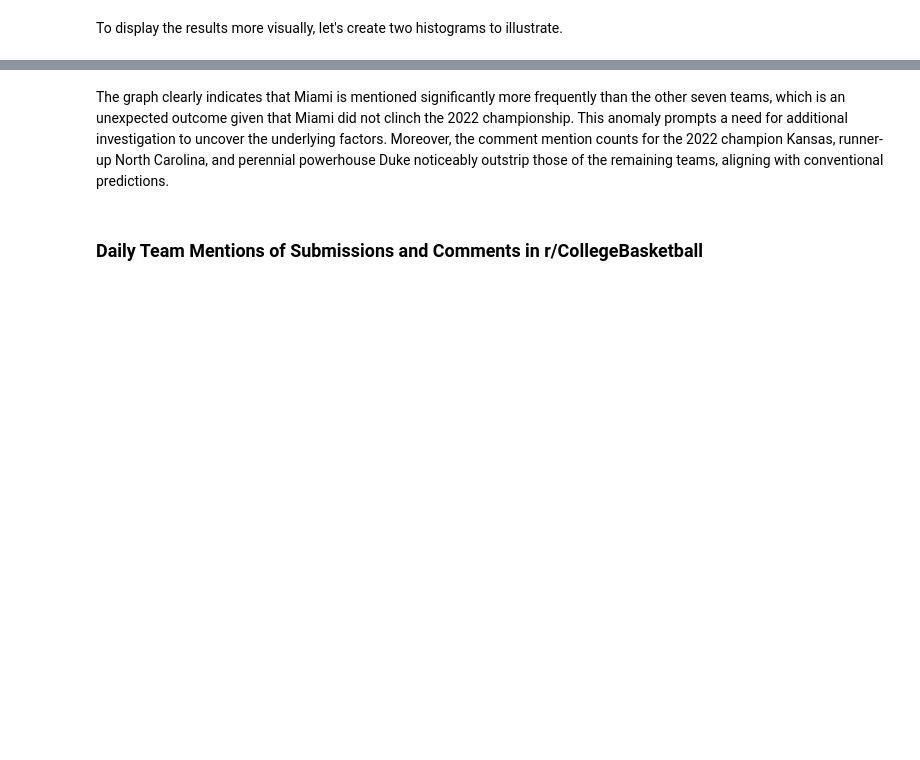
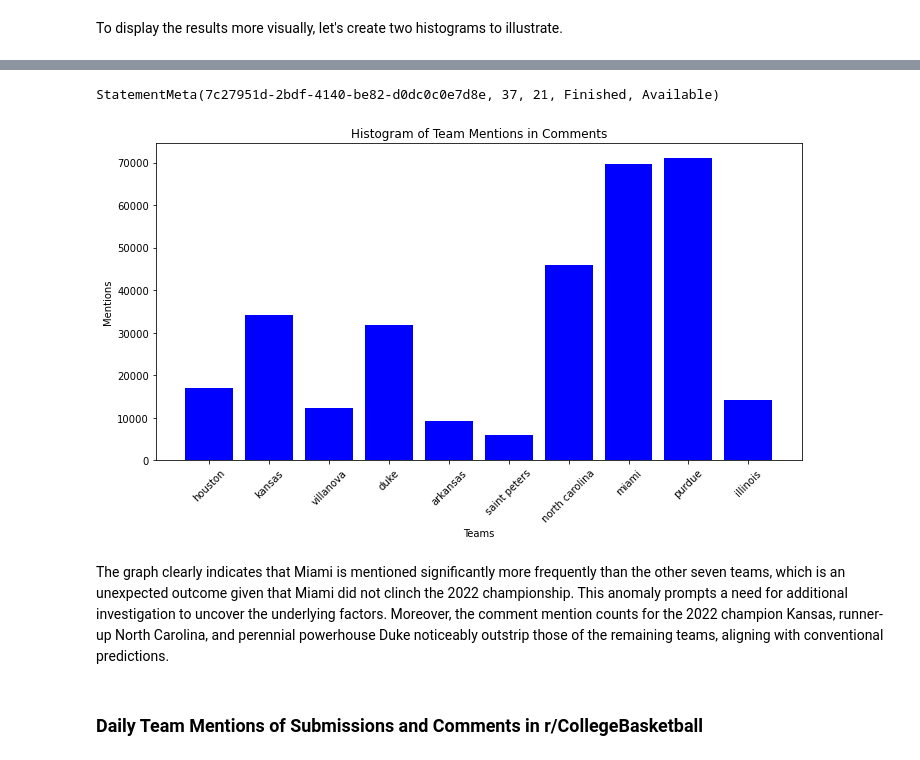
Before and after one commit to gu-dsan6000/fall-2023-reddit-project-team-26, a Jupyter notebook: code/project_eda_q4.ipynb, the cells around one changed output, grey strips where cells are left out. Saved outputs shown, nothing was run; the diff lists cells and outputs as text; code cells hidden in the pictures; blank space fills up the shorter version.

```diff
--- a/code/project_eda_q4.ipynb
+++ b/code/project_eda_q4.ipynb
@@ -223,3 +217,16 @@ StatementMeta(7c27951d-2bdf-4140-be82-d0dc0c0e7d8e, 23, 30, Finished, Available)
+# %%
+# Histogram for Comments Counts
+plt.figure(figsize=(10, 6))
+plt.bar(comments_counts_pd.columns, comments_counts_pd.iloc[0], color='blue')
+plt.title('Histogram of Team Mentions in Comments')
+plt.xlabel('Teams')
+plt.ylabel('Mentions')
+plt.xticks(rotation=45)
+plt.tight_layout()
+plt.show()
+# %% [output]
+StatementMeta(7c27951d-2bdf-4140-be82-d0dc0c0e7d8e, 37, 21, Finished, Available)
+[figure, added]
 # %% [markdown]
 The graph clearly indicates that Miami is mentioned significantly more frequently than the other seven teams, which is an unexpected outcome given that Miami did not clinch the 2022 championship. This anomaly prompts a need for additional investigation to uncover the underlying factors. Moreover, the comment mention counts for the 2022 champion Kansas, runner-up North Carolina, and perennial powerhouse Duke noticeably outstrip those of the remaining teams, aligning with conventional predictions.
 # %% [markdown]
```
Also changed, not shown: parts of 22 cells of this notebook.
